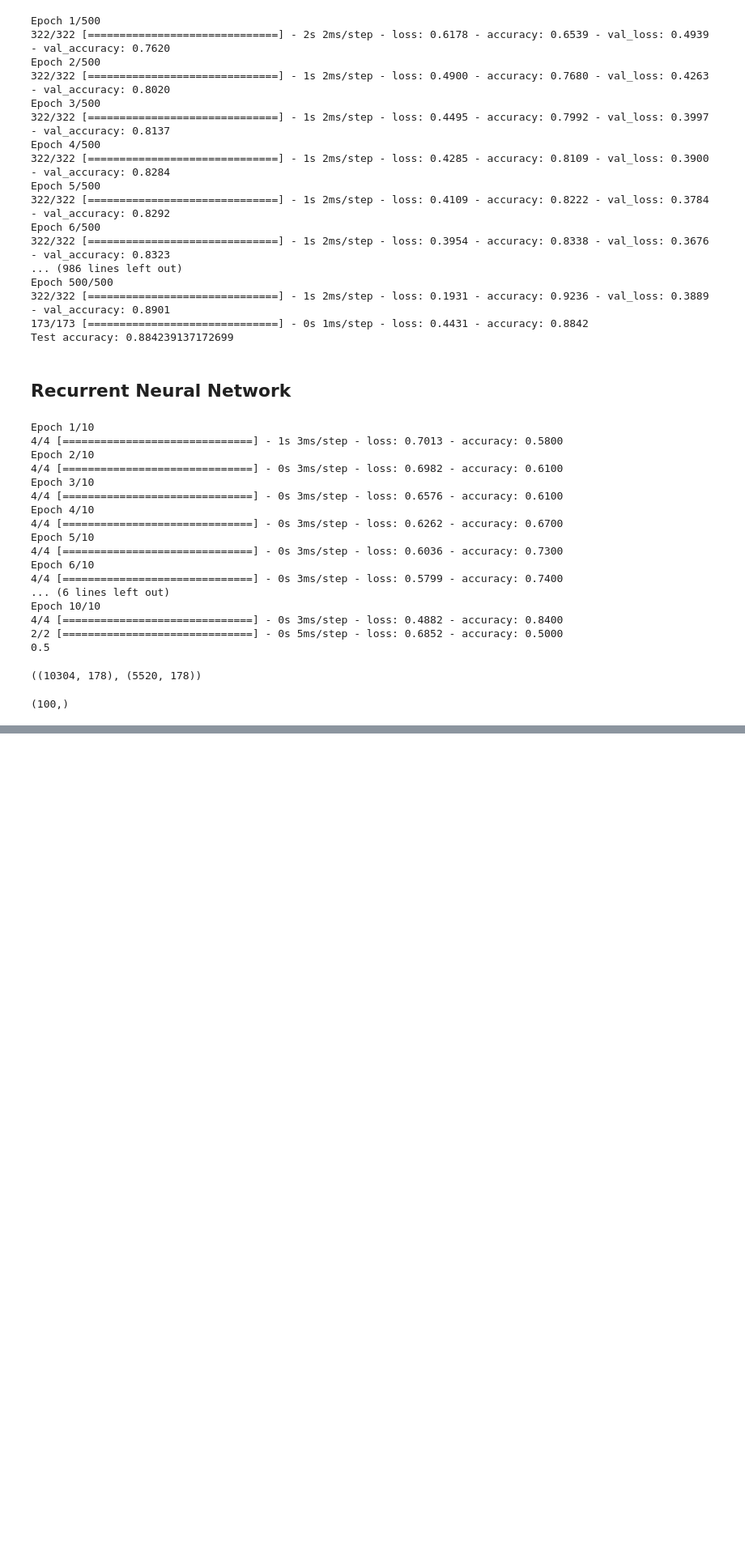
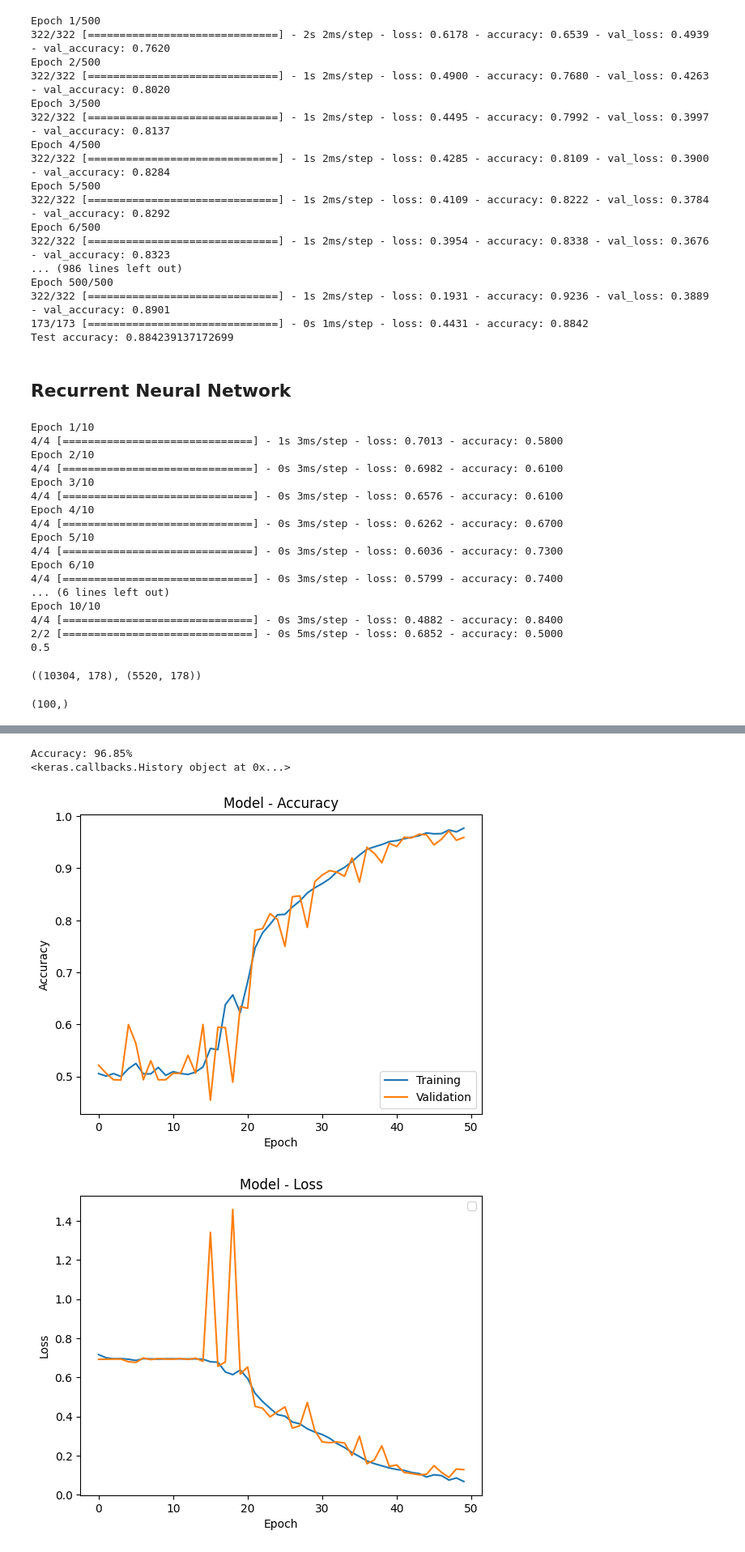
Before and after one commit to RushilShivade/Epileptic-Seizure-Prediction-using-EEG-Signals, a Jupyter notebook: ML_Project.ipynb, the cells around one changed output, grey strips where cells are left out. Shown at 81% size. Cells and saved outputs as stored; diff of their text form; code cells hidden in the pictures; blank space fills up the shorter version.

```diff
--- a/ML_Project.ipynb
+++ b/ML_Project.ipynb
@@ -677,0 +881,8 @@ y_train.shape
+# %%
+model2.load_weights(save_path)
+evaluate_model(history2,X_test,y_test,model2)
+# %% [output]
+Accuracy: 96.85%
+<keras.callbacks.History object at 0x...>
+[figure, added]
+[figure, added]
```
Also changed, not shown: parts of 20 cells of this notebook, 6 other files.
